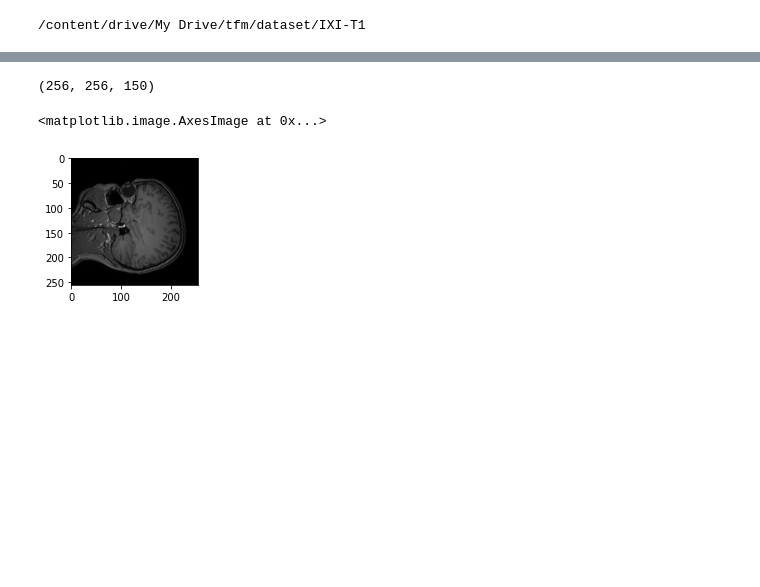
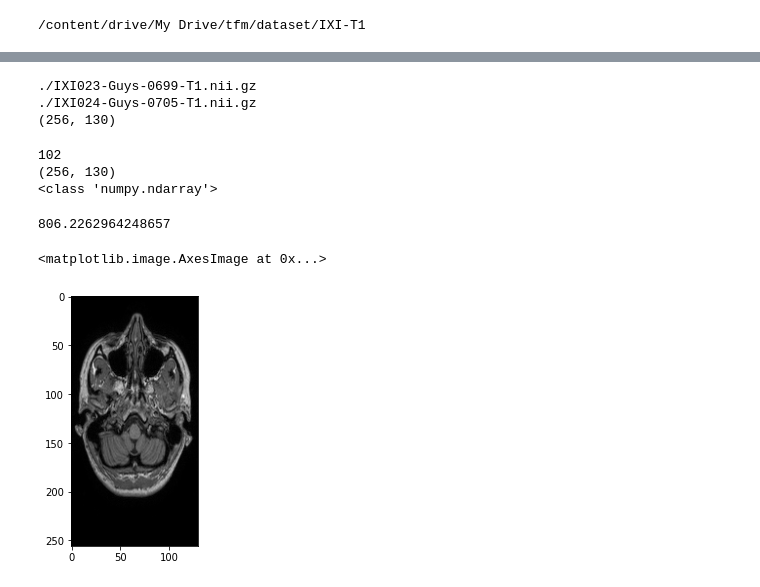
Before and after one commit to mtablado/uoc2022_tfm, a Jupyter notebook: MRI-loading.ipynb, the cells around one changed output, grey strips where cells are left out. Cells and saved outputs as stored; diff of their text form; code cells hidden in the pictures; blank space fills up the shorter version.

```diff
--- a/MRI-loading.ipynb
+++ b/MRI-loading.ipynb
@@ -28,27 +37,48 @@ len(ff[0])
 # %%
-def tt():
+def extract_slices(ff):
   images = []
-  for f in range(len(ff)):
-      a = nib.load(ff[f])
-      a = a.get_data()
-      a = a[:,78:129,:]
-      for i in range(a.shape[1]):
-          images.append((a[:,i,:]))
+  #for f in range(len(ff)):
+  files = (0, 1)
+  for f in files:
+    print(ff[f])
+    a = nib.load(ff[f])
+    a = a.get_fdata()
+    a = a[:,78:129,:]
+    for i in range(a.shape[1]):
+      images.append((a[:,i,:]))
+  return images
 
-image = nib.load(ff[0])
-image = image.get_fdata()
+
+images = extract_slices(ff)
+image = images[1]
+
+#image = nib.load(ff[0])
+#image = image.get_fdata()
 
 print (image.shape)
 # %% [output]
-(256, 256, 150)
+./IXI023-Guys-0699-T1.nii.gz
+./IXI024-Guys-0705-T1.nii.gz
+(256, 130)
+# %%
+print(len(images))
+print(images[1].shape)
+print(type(image))
+# %% [output]
+102
+(256, 130)
+<class 'numpy.ndarray'>
+# %%
+print(image[100,50])
+# %% [output]
+806.2262964248657
 # %%
 plt.figure(figsize=[5,5])
 
 # Display the first image in training data
 plt.subplot(121)
-img = image[:,:,100]
-#curr_img = np.reshape(train_X[0], (176,176))
-plt.imshow(img, cmap='gray')
+#img = image[:,:,100]
+plt.imshow(image, cmap='gray')
 # %% [output]
 <matplotlib.image.AxesImage at 0x...>
-[figure, old version]
+[figure, new version]
```
Also changed, not shown: parts of 20 cells of this notebook.
